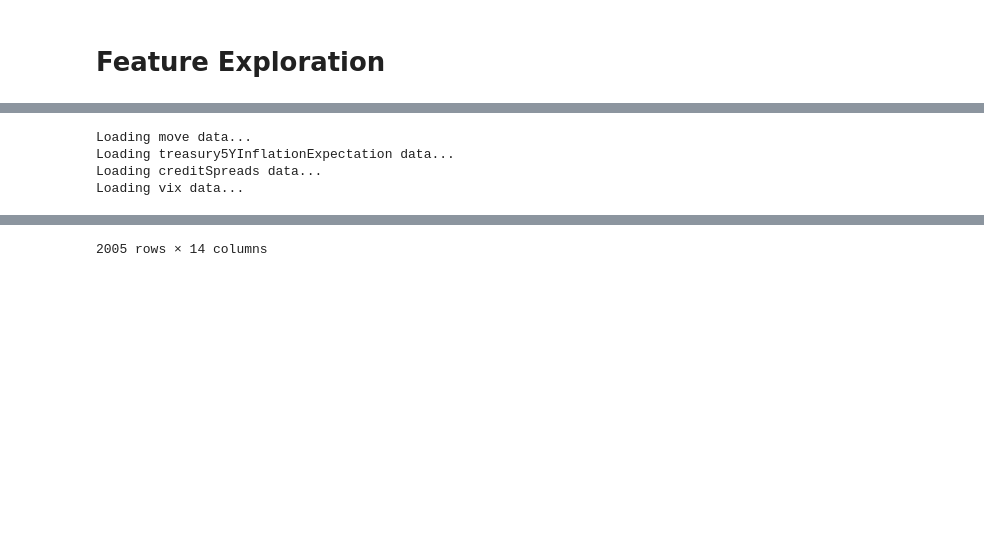
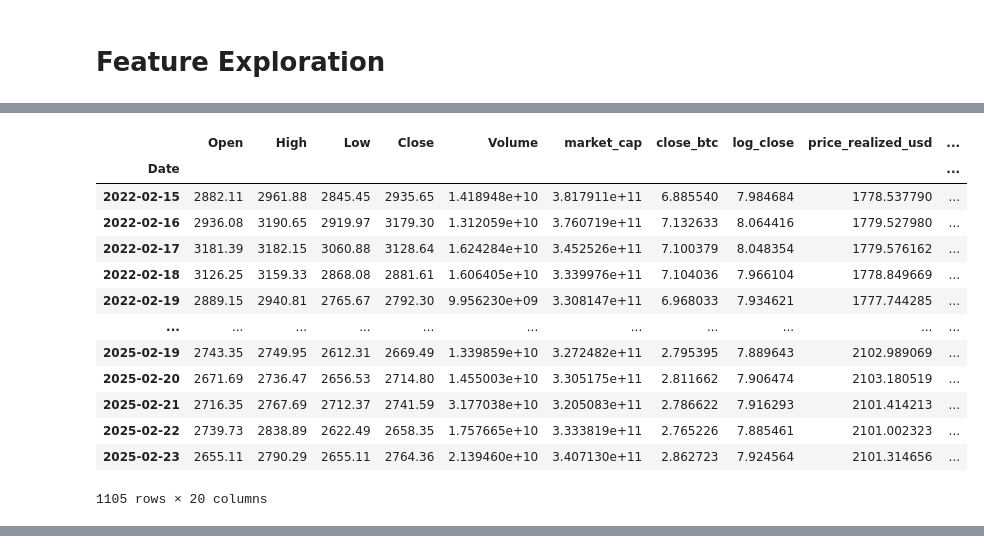
Before and after one commit to GabriellaAM/missioncontrolproject, a Jupyter notebook: hmm_kalman_2.ipynb, the cells around one changed output, grey strips where cells are left out. Cells and saved outputs as stored; diff of their text form; code cells hidden in the pictures; blank space fills up the shorter version.

```diff
--- a/hmm_kalman_2.ipynb
+++ b/hmm_kalman_2.ipynb
@@ -472,7 +469,7 @@ fig.show()
 # %% [markdown]
 # Feature Exploration
 # %%
-model = RegimeSwitchModel('bitcoin')
+model = RegimeSwitchModel('ethereum')
 data = model.load_data()
 data
 # %% [output]
@@ -480,4 +487,14 @@ data
+|  | Open | High | Low | Close | Volume | market_cap | close_btc | log_close | price_realized_usd | ... |
+| Date |  |  |  |  |  |  |  |  |  | ... |
+| 2022-02-15 | 2882.11 | 2961.88 | 2845.45 | 2935.65 | 1.418948e+10 | 3.817911e+11 | 6.885540 | 7.984684 | 1778.537790 | ... |
+| 2022-02-16 | 2936.08 | 3190.65 | 2919.97 | 3179.30 | 1.312059e+10 | 3.760719e+11 | 7.132633 | 8.064416 | 1779.527980 | ... |
+| 2022-02-17 | 3181.39 | 3182.15 | 3060.88 | 3128.64 | 1.624284e+10 | 3.452526e+11 | 7.100379 | 8.048354 | 1779.576162 | ... |
+| 2022-02-18 | 3126.25 | 3159.33 | 2868.08 | 2881.61 | 1.606405e+10 | 3.339976e+11 | 7.104036 | 7.966104 | 1778.849669 | ... |
+| 2022-02-19 | 2889.15 | 2940.81 | 2765.67 | 2792.30 | 9.956230e+09 | 3.308147e+11 | 6.968033 | 7.934621 | 1777.744285 | ... |
+| ... | ... | ... | ... | ... | ... | ... | ... | ... | ... | ... |
+| 2025-02-19 | 2743.35 | 2749.95 | 2612.31 | 2669.49 | 1.339859e+10 | 3.272482e+11 | 2.795395 | 7.889643 | 2102.989069 | ... |
+| 2025-02-20 | 2671.69 | 2736.47 | 2656.53 | 2714.80 | 1.455003e+10 | 3.305175e+11 | 2.811662 | 7.906474 | 2103.180519 | ... |
+| 2025-02-21 | 2716.35 | 2767.69 | 2712.37 | 2741.59 | 3.177038e+10 | 3.205083e+11 | 2.786622 | 7.916293 | 2101.414213 | ... |
+| 2025-02-22 | 2739.73 | 2838.89 | 2622.49 | 2658.35 | 1.757665e+10 | 3.333819e+11 | 2.765226 | 7.885461 | 2101.002323 | ... |
+| 2025-02-23 | 2655.11 | 2790.29 | 2655.11 | 2764.36 | 2.139460e+10 | 3.407130e+11 | 2.862723 | 7.924564 | 2101.314656 | ... |
-Loading move data...
-Loading treasury5YInflationExpectation data...
-Loading creditSpreads data...
-Loading vix data...
+1105 rows × 20 columns
@@ -497 +500,0 @@ Loading vix data...
-2005 rows × 14 columns
```
Also changed, not shown: parts of 10 cells of this notebook, 4 other files.
